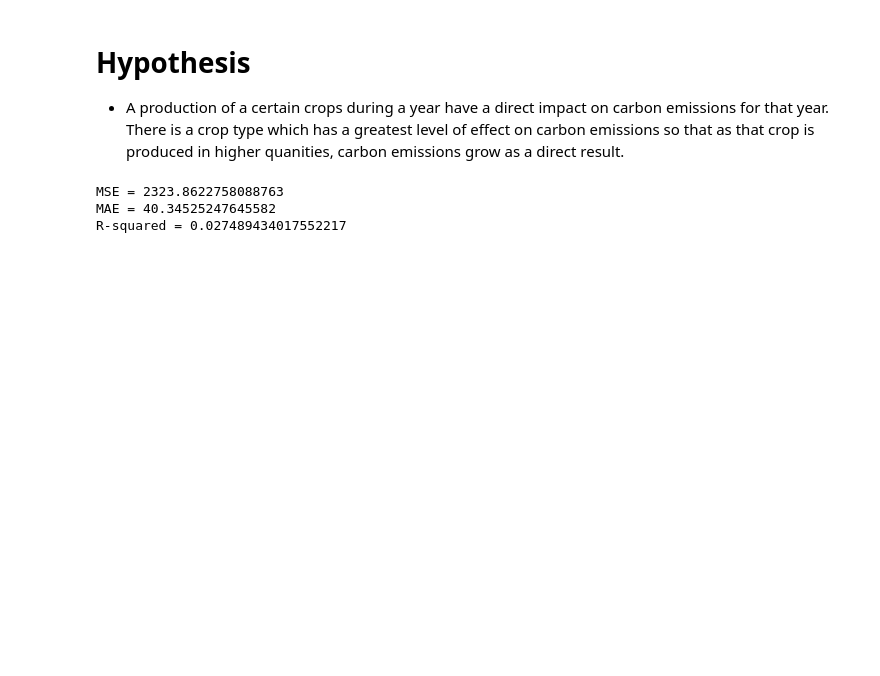
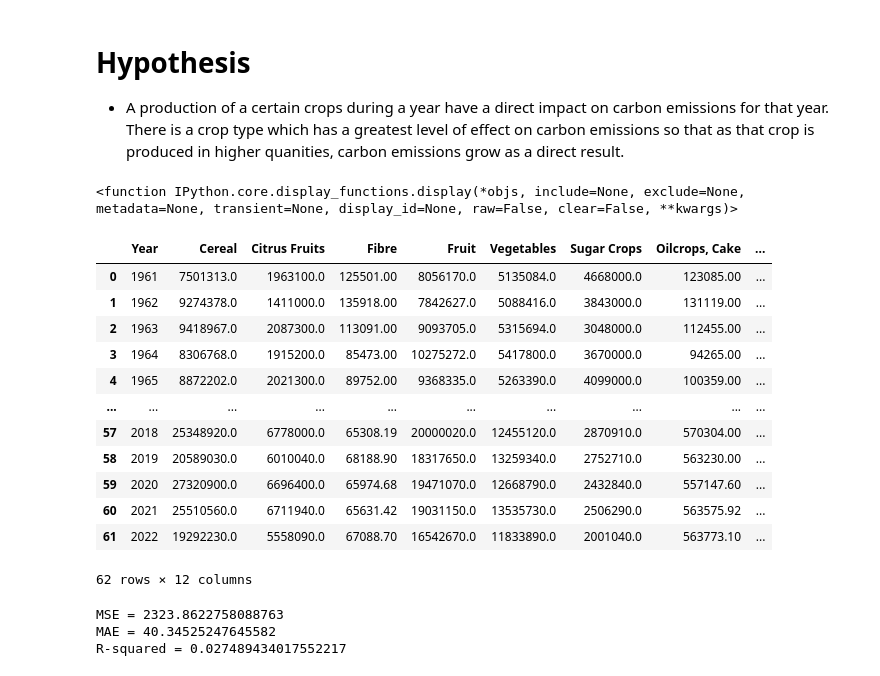
Before and after one commit to nickbar2003/FirstRepo, a Jupyter notebook: cs222/project/checkIn-2.ipynb, the cells around one changed output. Cells and saved outputs as stored; diff of their text form; code cells hidden in the pictures; blank space fills up the shorter version.

```diff
--- a/cs222/project/checkIn-2.ipynb
+++ b/cs222/project/checkIn-2.ipynb
@@ -83,36 +83,54 @@ crops = crops.merge(rootsTubers, how='outer', on='Year')
 crops = crops.merge(treeNuts, how='outer', on='Year')
 
 crops_old = crops
+display
+# %% [output]
+<function IPython.core.display_functions.display(*objs, include=None, exclude=None, metadata=None, transient=None, display_id=None, raw=False, clear=False, **kwargs)>
 # %%
 # Predicting the values of Fibre, Oilcrops Cake, and Oilcrops Oil from the years 2018 to 2022 by using the average of the 5 years previous to the instance
 
 
 crops_Fibre = crops['Fibre']
 crops_OilCake = crops['Oilcrops, Cake']
 crops_Oil = crops_old['Oilcrops, Oil']
 
 
 crops.at[57, "Fibre"] = (crops_Fibre[52:57].mean()).round(decimals=2)
 crops.at[58, "Fibre"] = (crops_Fibre[53:58].mean()).round(decimals=2)
 crops.at[59, "Fibre"] = (crops_Fibre[54:59].mean()).round(decimals=2)
 crops.at[60, "Fibre"] = (crops_Fibre[55:60].mean()).round(decimals=2)
 crops.at[61, "Fibre"] = (crops_Fibre[56:61].mean()).round(decimals=2)
 
 crops.at[57, "Oilcrops, Cake"] = (crops_OilCake[52:57].mean()).round(decimals=2)
 crops.at[58, "Oilcrops, Cake"] = (crops_OilCake[53:58].mean()).round(decimals=2)
 crops.at[59, "Oilcrops, Cake"] = (crops_OilCake[54:59].mean()).round(decimals=2)
 crops.at[60, "Oilcrops, Cake"] = (crops_OilCake[55:60].mean()).round(decimals=2)
 crops.at[61, "Oilcrops, Cake"] = (crops_OilCake[56:61].mean()).round(decimals=2)
 
 crops.at[57, "Oilcrops, Oil"] = (crops_Oil[52:57].mean()).round(decimals=2)
 crops.at[58, "Oilcrops, Oil"] = (crops_Oil[53:58].mean()).round(decimals=2)
 crops.at[59, "Oilcrops, Oil"] = (crops_Oil[54:59].mean()).round(decimals=2)
 crops.at[60, "Oilcrops, Oil"] = (crops_Oil[55:60].mean()).round(decimals=2)
 crops.at[61, "Oilcrops, Oil"] = (crops_Oil[56:61].mean()).round(decimals=2)
 
 
 
-# display(crops_old[52:])
+crops.to_csv('./data/crops_by_group')
+display(crops)
+# %% [output]
+|  | Year | Cereal | Citrus Fruits | Fibre | Fruit | Vegetables | Sugar Crops | Oilcrops, Cake | ... |
+| 0 | 1961 | 7501313.0 | 1963100.0 | 125501.00 | 8056170.0 | 5135084.0 | 4668000.0 | 123085.00 | ... |
+| 1 | 1962 | 9274378.0 | 1411000.0 | 135918.00 | 7842627.0 | 5088416.0 | 3843000.0 | 131119.00 | ... |
+| 2 | 1963 | 9418967.0 | 2087300.0 | 113091.00 | 9093705.0 | 5315694.0 | 3048000.0 | 112455.00 | ... |
+| 3 | 1964 | 8306768.0 | 1915200.0 | 85473.00 | 10275272.0 | 5417800.0 | 3670000.0 | 94265.00 | ... |
+| 4 | 1965 | 8872202.0 | 2021300.0 | 89752.00 | 9368335.0 | 5263390.0 | 4099000.0 | 100359.00 | ... |
+| ... | ... | ... | ... | ... | ... | ... | ... | ... | ... |
+| 57 | 2018 | 25348920.0 | 6778000.0 | 65308.19 | 20000020.0 | 12455120.0 | 2870910.0 | 570304.00 | ... |
+| 58 | 2019 | 20589030.0 | 6010040.0 | 68188.90 | 18317650.0 | 13259340.0 | 2752710.0 | 563230.00 | ... |
+| 59 | 2020 | 27320900.0 | 6696400.0 | 65974.68 | 19471070.0 | 12668790.0 | 2432840.0 | 557147.60 | ... |
+| 60 | 2021 | 25510560.0 | 6711940.0 | 65631.42 | 19031150.0 | 13535730.0 | 2506290.0 | 563575.92 | ... |
+| 61 | 2022 | 19292230.0 | 5558090.0 | 67088.70 | 16542670.0 | 11833890.0 | 2001040.0 | 563773.10 | ... |
+62 rows × 12 columns
 # %%
 # # below we are finding the equations for the three crop types Oilcrops, Cake Oilcrops, Oil, and Fibre that have nan's
 # # this equation will be used to imput values from 2018 to 2022
```
Also changed, not shown: 3 other files.
